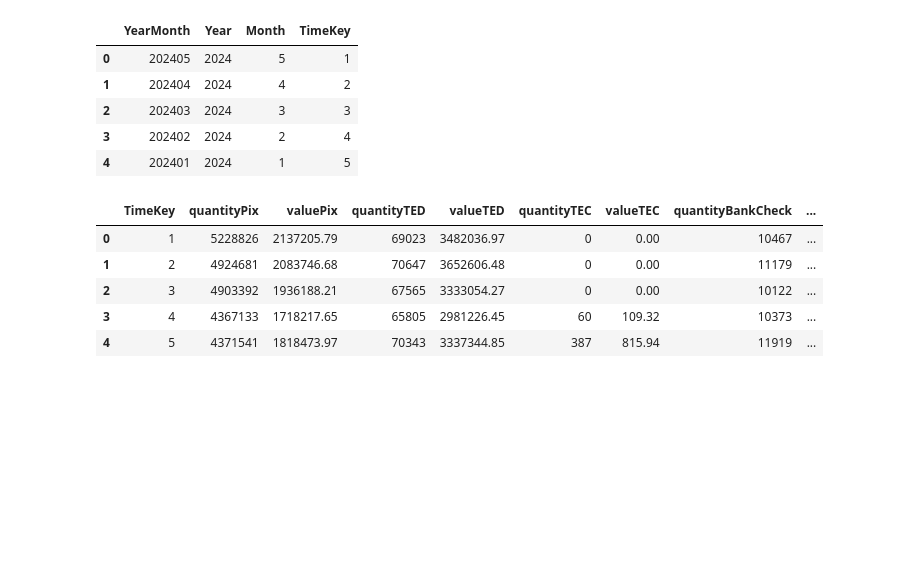
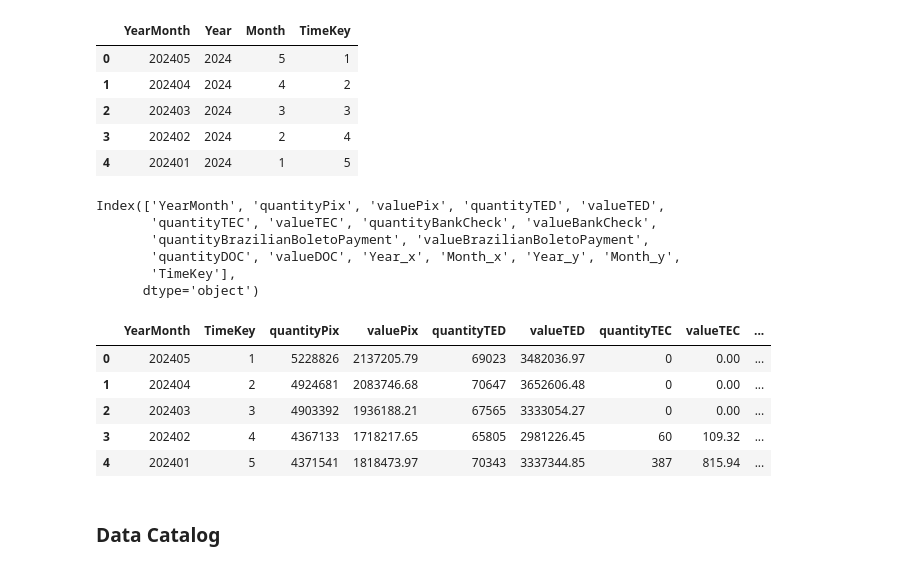
Before and after one commit to jacquesbilombe/Payment-Patterns-Brazil, a Jupyter notebook: Payment_Patterns_Brazil.ipynb, the cells around one changed output. Cells and saved outputs as stored; diff of their text form; code cells hidden in the pictures; blank space fills up the shorter version.

```diff
--- a/Payment_Patterns_Brazil.ipynb
+++ b/Payment_Patterns_Brazil.ipynb
@@ -102,12 +102,16 @@ memory usage: 10.4 KB
 # %% [markdown]
 By looking  at the dataset, the colunms with "Quantity" of the transaction by payment method are identified as `Float` which doesn't make sense. In real world, there aren't 1.5 money transfer. As the result, all float of these columns will be rounded down (turn into integers).
 # %%
-df['quantityPix'] = df['quantityPix'].astype('int32')
-df['quantityTED'] = df['quantityTED'].astype('int32')
-df['quantityTEC'] = df['quantityTEC'].astype('int32')
-df['quantityBankCheck'] = df['quantityBankCheck'].astype('int32')
-df['quantityBrazilianBoletoPayment'] = df['quantityBrazilianBoletoPayment'].astype('int32')
-df['quantityDOC'] = df['quantityDOC'].astype('int32')
+def round_down(df):
+  df['quantityPix'] = df['quantityPix'].astype('int32')
+  df['quantityTED'] = df['quantityTED'].astype('int32')
+  df['quantityTEC'] = df['quantityTEC'].astype('int32')
+  df['quantityBankCheck'] = df['quantityBankCheck'].astype('int32')
+  df['quantityBrazilianBoletoPayment'] = df['quantityBrazilianBoletoPayment'].astype('int32')
+  df['quantityDOC'] = df['quantityDOC'].astype('int32')
+  return df
+
+df = round_down(df)
 df.head()
 # %% [output]
 |  | YearMonth | quantityPix | valuePix | quantityTED | valueTED | quantityTEC | valueTEC | quantityBankCheck | ... |
@@ -158,20 +162,31 @@ dim_time.head()
 | 2 | 202403 | 2024 | 3 | 3 |
 | 3 | 202402 | 2024 | 2 | 4 |
 | 4 | 202401 | 2024 | 1 | 5 |
+# %%
+# Merge with dim_time to get the TimeKey
+fact_transactions = fact_transactions.merge(dim_time, on='YearMonth', how='left')
+
+fact_transactions.columns
+# %% [output]
+Index(['YearMonth', 'quantityPix', 'valuePix', 'quantityTED', 'valueTED',
+       'quantityTEC', 'valueTEC', 'quantityBankCheck', 'valueBankCheck',
+       'quantityBrazilianBoletoPayment', 'valueBrazilianBoletoPayment',
+       'quantityDOC', 'valueDOC', 'Year_x', 'Month_x', 'Year_y', 'Month_y',
+       'TimeKey'],
+      dtype='object')
 # %%
-# Merge with dim_time to get the TimeKey
-fact_transactions = fact_transactions.merge(dim_time, on='YearMonth', how='left')
-
 # Select relevant columns for fact table
-fact_transactions = fact_transactions[['TimeKey', 'quantityPix', 'valuePix', 'quantityTED',
+fact_transactions = fact_transactions[['YearMonth','TimeKey', 'quantityPix', 'valuePix', 'quantityTED',
                                        'valueTED', 'quantityTEC', 'valueTEC', 'quantityBankCheck',
                                        'valueBankCheck', 'quantityBrazilianBoletoPayment',
                                        'valueBrazilianBoletoPayment', 'quantityDOC', 'valueDOC']]
 fact_transactions.head()
 # %% [output]
-|  | TimeKey | quantityPix | valuePix | quantityTED | valueTED | quantityTEC | valueTEC | quantityBankCheck | ... |
-| 0 | 1 | 5228826 | 2137205.79 | 69023 | 3482036.97 | 0 | 0.00 | 10467 | ... |
-| 1 | 2 | 4924681 | 2083746.68 | 70647 | 3652606.48 | 0 | 0.00 | 11179 | ... |
-| 2 | 3 | 4903392 | 1936188.21 | 67565 | 3333054.27 | 0 | 0.00 | 10122 | ... |
-| 3 | 4 | 4367133 | 1718217.65 | 65805 | 2981226.45 | 60 | 109.32 | 10373 | ... |
-| 4 | 5 | 4371541 | 1818473.97 | 70343 | 3337344.85 | 387 | 815.94 | 11919 | ... |
+|  | YearMonth | TimeKey | quantityPix | valuePix | quantityTED | valueTED | quantityTEC | valueTEC | ... |
+| 0 | 202405 | 1 | 5228826 | 2137205.79 | 69023 | 3482036.97 | 0 | 0.00 | ... |
+| 1 | 202404 | 2 | 4924681 | 2083746.68 | 70647 | 3652606.48 | 0 | 0.00 | ... |
+| 2 | 202403 | 3 | 4903392 | 1936188.21 | 67565 | 3333054.27 | 0 | 0.00 | ... |
+| 3 | 202402 | 4 | 4367133 | 1718217.65 | 65805 | 2981226.45 | 60 | 109.32 | ... |
+| 4 | 202401 | 5 | 4371541 | 1818473.97 | 70343 | 3337344.85 | 387 | 815.94 | ... |
+# %% [markdown]
+### Data Catalog
```
Also changed, not shown: parts of 4 cells of this notebook.
